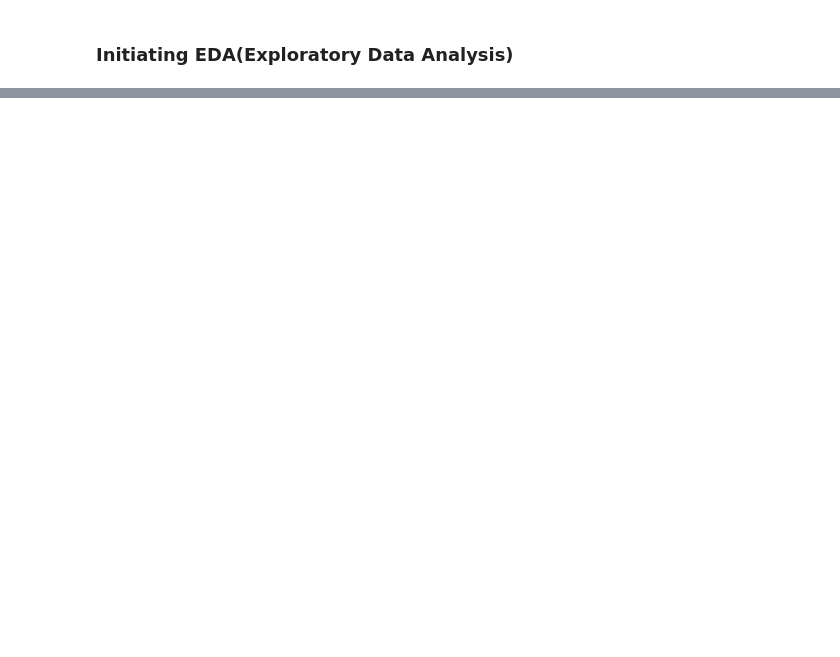
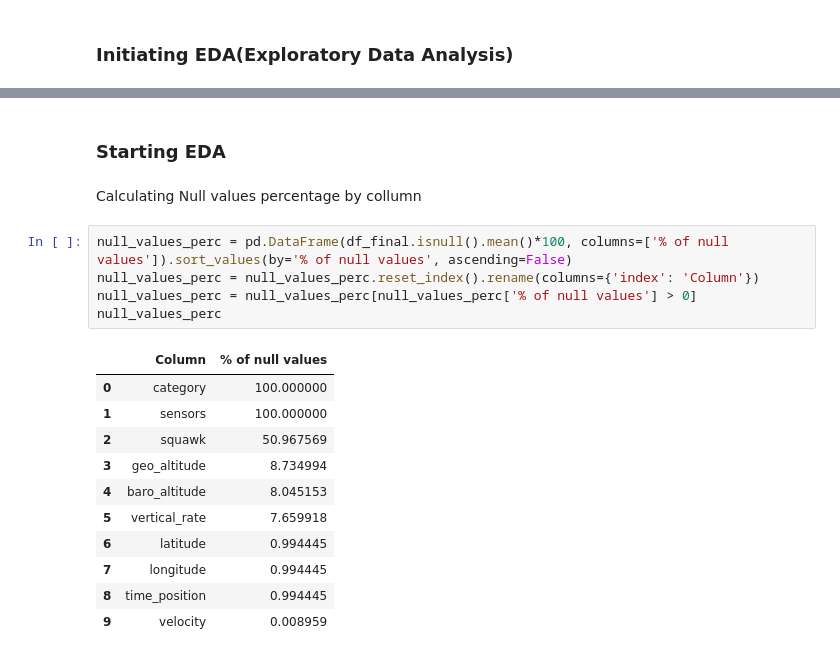
Before and after one commit to victoroscar30/aeroexplorer, a Jupyter notebook: notebooks/01_exploration.ipynb, the cells around one changed output, grey strips where cells are left out. Drawn from its saved outputs; the diff is of its cells as text; blank space fills up the shorter version.

```diff
--- a/notebooks/01_exploration.ipynb
+++ b/notebooks/01_exploration.ipynb
@@ -155,0 +161,21 @@ df_final.head()
+# %% [markdown]
+### Starting EDA
+# %% [markdown]
+Calculating Null values percentage by collumn
+# %%
+null_values_perc = pd.DataFrame(df_final.isnull().mean()*100, columns=['% of null values']).sort_values(by='% of null values', ascending=False)
+null_values_perc = null_values_perc.reset_index().rename(columns={'index': 'Column'})
+null_values_perc = null_values_perc[null_values_perc['% of null values'] > 0]
+null_values_perc
+# %% [output]
+|  | Column | % of null values |
+| 0 | category | 100.000000 |
+| 1 | sensors | 100.000000 |
+| 2 | squawk | 50.967569 |
+| 3 | geo_altitude | 8.734994 |
+| 4 | baro_altitude | 8.045153 |
+| 5 | vertical_rate | 7.659918 |
+| 6 | latitude | 0.994445 |
+| 7 | longitude | 0.994445 |
+| 8 | time_position | 0.994445 |
+| 9 | velocity | 0.008959 |
```
Also changed, not shown: parts of 13 cells of this notebook.
